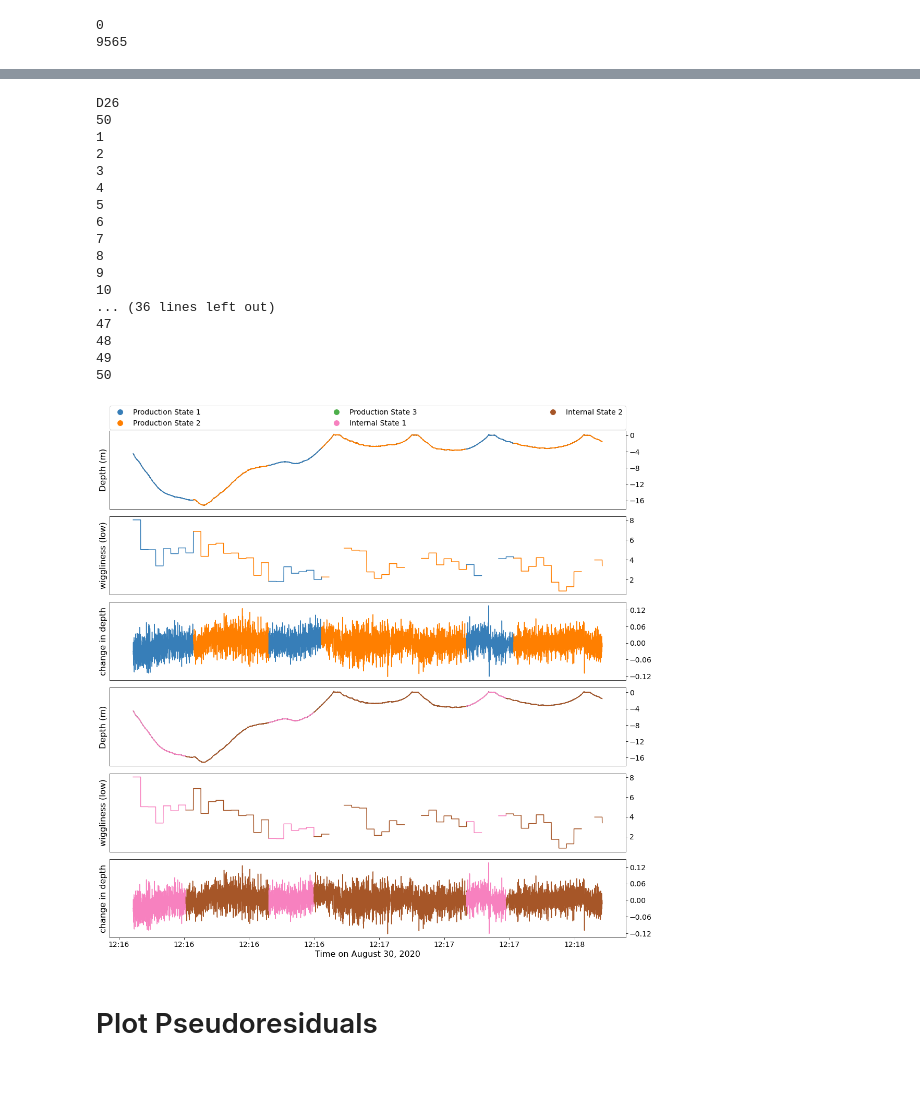
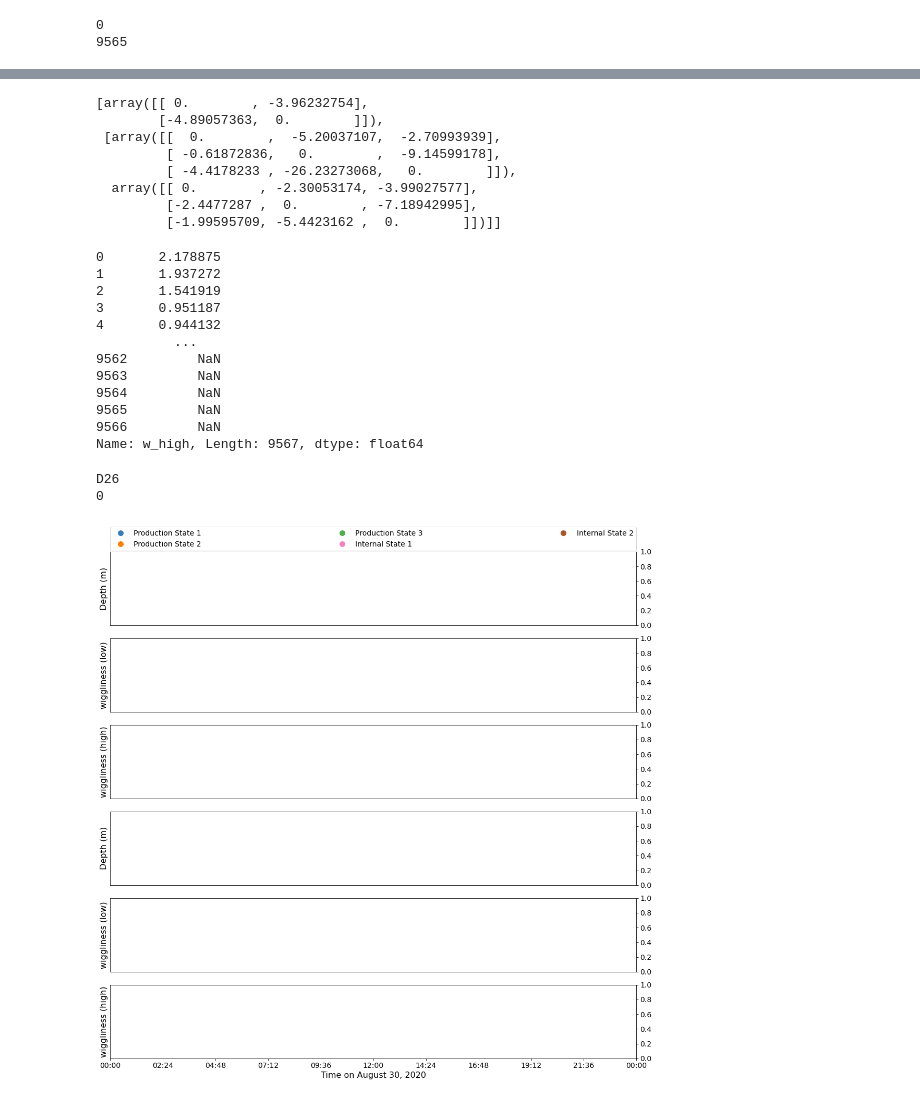
Before and after one commit to evsi8432/sublinear-HMM-inference, a Jupyter notebook: src/case-study-model-results-large.ipynb, the cells around one changed output, grey strips where cells are left out. Cells and saved outputs as stored; diff of their text form; code cells hidden in the pictures.

```diff
--- a/src/case-study-model-results-large.ipynb
+++ b/src/case-study-model-results-large.ipynb
@@ -119,6 +207,7 @@ raw_df["Elevation"] = -raw_df["p"]
 raw_df["Time"] = pd.to_datetime(raw_df["Time"])
 raw_df = raw_df.reset_index(drop=True)
 # %%
+whales = pd.unique(df.ID)
 for whale in whales:
     print(whale)
     stime = df.loc[df["ID"].isin([whale]),"stime"].min()
@@ -197,6 +249,6 @@ lls = {}
 # %%
-for method in ["SVRG"]:#methods:
-    for partial_E in [0.5]:#partial_Es:
+for method in ["BFGS"]:#methods:
+    for partial_E in [0.0]:#partial_Es:
         if method in ["BFGS","CG","GD","control"] and partial_E > 0.0:
             pass
         else:
@@ -343,7 +400,7 @@ fine_colors = [CB_color_cycle[i] for i in range(self.K[1])]
 K_total = self.K[1]
 perc = 0.95
 
-fig,ax = plt.subplots(1,len(self.features)+1,figsize=(10,3))
+fig,ax = plt.subplots(1,len(self.features),figsize=(10,3))
 
 x_labels = {"diveDuration" : "Dive Duration (s)",
             "maxDepth"     : "Maximum Depth (m)",
@@ -465,3 +592,29 @@ df0.head()
+# %%
+self.eta
+# %% [output]
+[array([[ 0.        , -3.96232754],
+        [-4.89057363,  0.        ]]),
+ [array([[  0.        ,  -5.20037107,  -2.70993939],
+         [ -0.61872836,   0.        ,  -9.14599178],
+         [ -4.4178233 , -26.23273068,   0.        ]]),
+  array([[ 0.        , -2.30053174, -3.99027577],
+         [-2.4477287 ,  0.        , -7.18942995],
+         [-1.99595709, -5.4423162 ,  0.        ]])]]
+# %%
+df0['w_high']
+# %% [output]
+0       2.178875
+1       1.937272
+2       1.541919
+3       0.951187
+4       0.944132
+          ...
+9562         NaN
+9563         NaN
+9564         NaN
+9565         NaN
+9566         NaN
+Name: w_high, Length: 9567, dtype: float64
 # %%
 for whale in ["D26"]:#whales:
 
@@ -469,7 +622,7 @@ for whale in ["D26"]:#whales:
 
     df0 = df[df["ID"] == whale].reset_index().drop("index",axis=1).reset_index()
     ind = min(df0[df0.ID == whale]["index"])
-    span = 50#len(df0[df0.ID == whale]) - 2
+    span = 0#4998#len(df0[df0.ID == whale]) - 2
 
     # get delta d
     df0["delt_d"] = df0["ad"].diff()
@@ -543,7 +696,7 @@ for whale in ["D26"]:#whales:
                        color=fine_colors[ML_divetype[divenum-1]])
 
             ax[2].plot(pd.to_datetime(fine_df["Time"]),
-                       fine_df["delt_d"],
+                       np.log(fine_df["w_high"]),
                        color=fine_colors[ML_divetype[divenum-1]])
 
             fine_df = dive_df
@@ -567,7 +720,7 @@ for whale in ["D26"]:#whales:
                        color=coarse_colors[ML_bouttype[divenum-1]])
 
             ax[5].plot(pd.to_datetime(coarse_df["Time"]),
-                       coarse_df["delt_d"],
+                       np.log(coarse_df["w_high"]),
                        color=coarse_colors[ML_bouttype[divenum-1]])
 
             coarse_df = dive_df
@@ -584,50 +737,35 @@ for whale in ["D26"]:#whales:
         ax0.set_xticks([])
 
     ax[0].set_ylabel('Depth (m)',fontsize=16)
     ax[1].set_ylabel('wiggliness (low)',fontsize=16)
-    ax[2].set_ylabel('change in depth',fontsize=16)
+    ax[2].set_ylabel('wiggliness (high)',fontsize=16)
 
     ax[3].set_ylabel('Depth (m)',fontsize=16)
     ax[4].set_ylabel('wiggliness (low)',fontsize=16)
-    ax[5].set_ylabel('change in depth',fontsize=16)
+    ax[5].set_ylabel('wiggliness (high)',fontsize=16)
 
     ax[0].yaxis.set_major_locator(plt.MaxNLocator(5))
     ax[1].yaxis.set_major_locator(plt.MaxNLocator(5))
     ax[2].yaxis.set_major_locator(plt.MaxNLocator(5))
     ax[3].yaxis.set_major_locator(plt.MaxNLocator(5))
     ax[4].yaxis.set_major_locator(plt.MaxNLocator(5))
     ax[5].yaxis.set_major_locator(plt.MaxNLocator(5))
 
     ax[-1].set_xlabel("Time on August 30, 2020",fontsize=16)
     ax[-1].xaxis.set_major_locator(plt.MaxNLocator(10))
     ax[-1].xaxis.set_major_formatter(DateFormatter('%H:%M'))
 
     for ax0 in ax:
         ax0.yaxis.tick_right()
         for item in ax0.get_yticklabels():
             item.set_fontsize(14)
         for item in ax0.get_xticklabels():
             item.set_fontsize(14)
 
     plt.tight_layout()
-    plt.savefig(plot_folder+'/decoded_dives_kw_%s_K_%d_%d_nWhales_%d.png'%(whale,self.K[0],self.K[1],len(whales)),dpi=300)
+    #plt.savefig(plot_folder+'/decoded_dives_kw_%s_K_%d_%d_nWhales_%d.png'%(whale,self.K[0],self.K[1],len(whales)),dpi=300)
     plt.show()
 # %% [output]
 D26
-50
-1
-2
-3
-4
-5
-6
-7
-8
-9
-10
-... (36 lines left out)
-47
-48
-49
-50
+0
-[figure, old version]
+[figure, new version]
@@ -636,2 +771,0 @@ df
-# %% [markdown]
-# Plot Pseudoresiduals
```
Also changed, not shown: parts of 22 cells of this notebook, 7 other files.
